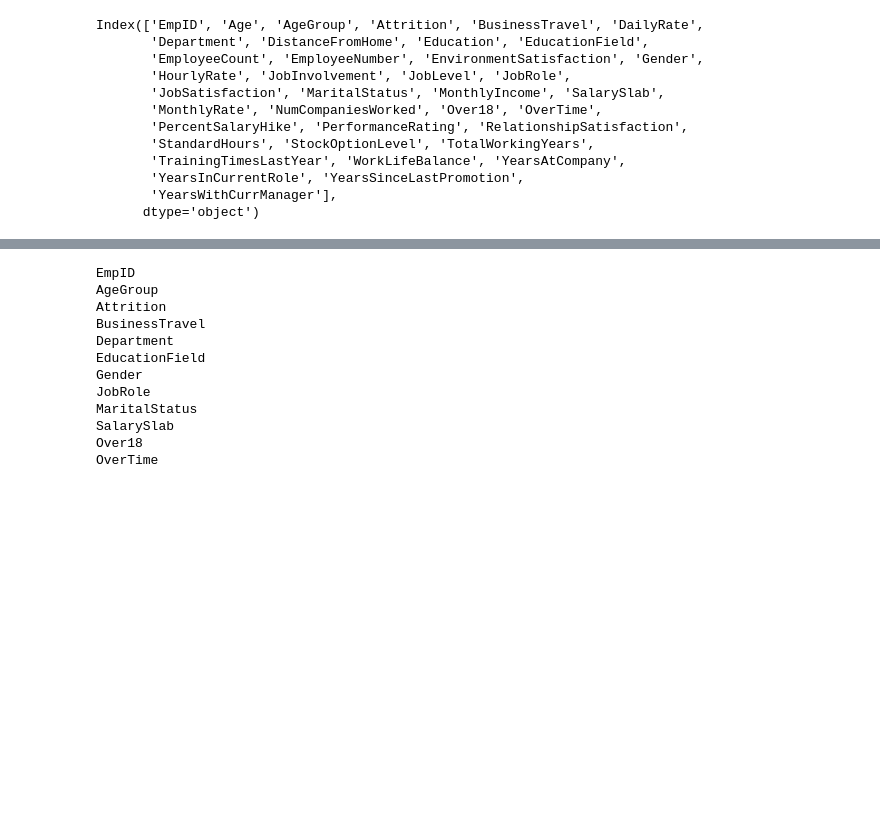
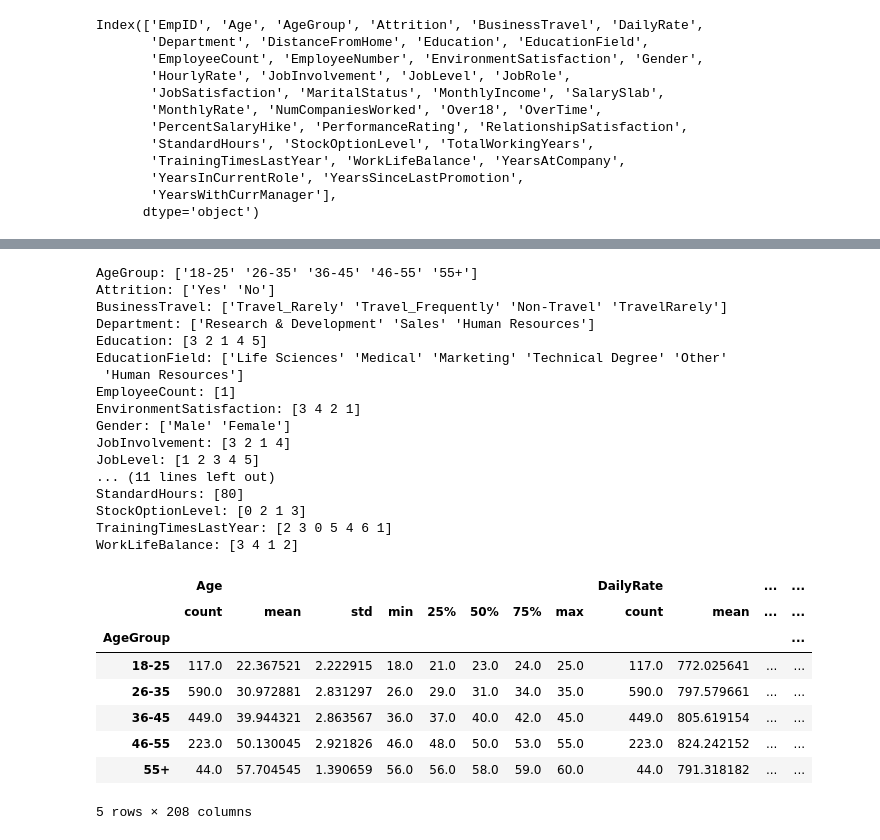
Before and after one commit to SethMoffat/Project_1, a Jupyter notebook: explore.ipynb, the cells around one changed output, grey strips where cells are left out. Cells and saved outputs as stored; diff of their text form; code cells hidden in the pictures; blank space fills up the shorter version.

Commit message:
exploring by attrition group

```diff
--- a/explore.ipynb
+++ b/explore.ipynb
@@ -10,7 +10,7 @@ import datetime as dt
 from IPython.display import display
 %matplotlib inline
 # %%
-df = pd.read_csv("HR_Analytics.csv")
+df = pd.read_csv("Resources/HR_Analytics.csv").dropna()
 # %%
 df.info()
 # %% [output]
@@ -72,17 +72,34 @@ JobRole : ['Laboratory Technician', 'Sales Representative', 'Research Scientist'
 # %%
-for col_name in df.columns:
-    if df[col_name].dtype == 'object':
-        print(col_name)
+for col in df.columns:
+    if len(df[col].unique()) <= 10:
+        print(f"{col}: {df[col].unique()}")
 # %% [output]
-EmpID
-AgeGroup
-Attrition
-BusinessTravel
-Department
-EducationField
-Gender
-JobRole
-MaritalStatus
-SalarySlab
-Over18
-OverTime
+AgeGroup: ['18-25' '26-35' '36-45' '46-55' '55+']
+Attrition: ['Yes' 'No']
+BusinessTravel: ['Travel_Rarely' 'Travel_Frequently' 'Non-Travel' 'TravelRarely']
+Department: ['Research & Development' 'Sales' 'Human Resources']
+Education: [3 2 1 4 5]
+EducationField: ['Life Sciences' 'Medical' 'Marketing' 'Technical Degree' 'Other'
+ 'Human Resources']
+EmployeeCount: [1]
+EnvironmentSatisfaction: [3 4 2 1]
+Gender: ['Male' 'Female']
+JobInvolvement: [3 2 1 4]
+JobLevel: [1 2 3 4 5]
+... (11 lines left out)
+StandardHours: [80]
+StockOptionLevel: [0 2 1 3]
+TrainingTimesLastYear: [2 3 0 5 4 6 1]
+WorkLifeBalance: [3 4 1 2]
+# %%
+df.groupby(df['AgeGroup']).describe()
+# %% [output]
+|  | Age |  |  |  |  |  |  |  | DailyRate |  | ... | ... |
+|  | count | mean | std | min | 25% | 50% | 75% | max | count | mean | ... | ... |
+| AgeGroup |  |  |  |  |  |  |  |  |  |  |  | ... |
+| 18-25 | 117.0 | 22.367521 | 2.222915 | 18.0 | 21.0 | 23.0 | 24.0 | 25.0 | 117.0 | 772.025641 | ... | ... |
+| 26-35 | 590.0 | 30.972881 | 2.831297 | 26.0 | 29.0 | 31.0 | 34.0 | 35.0 | 590.0 | 797.579661 | ... | ... |
+| 36-45 | 449.0 | 39.944321 | 2.863567 | 36.0 | 37.0 | 40.0 | 42.0 | 45.0 | 449.0 | 805.619154 | ... | ... |
+| 46-55 | 223.0 | 50.130045 | 2.921826 | 46.0 | 48.0 | 50.0 | 53.0 | 55.0 | 223.0 | 824.242152 | ... | ... |
+| 55+ | 44.0 | 57.704545 | 1.390659 | 56.0 | 56.0 | 58.0 | 59.0 | 60.0 | 44.0 | 791.318182 | ... | ... |
+5 rows × 208 columns
```
Also changed, not shown: parts of 8 cells of this notebook.
